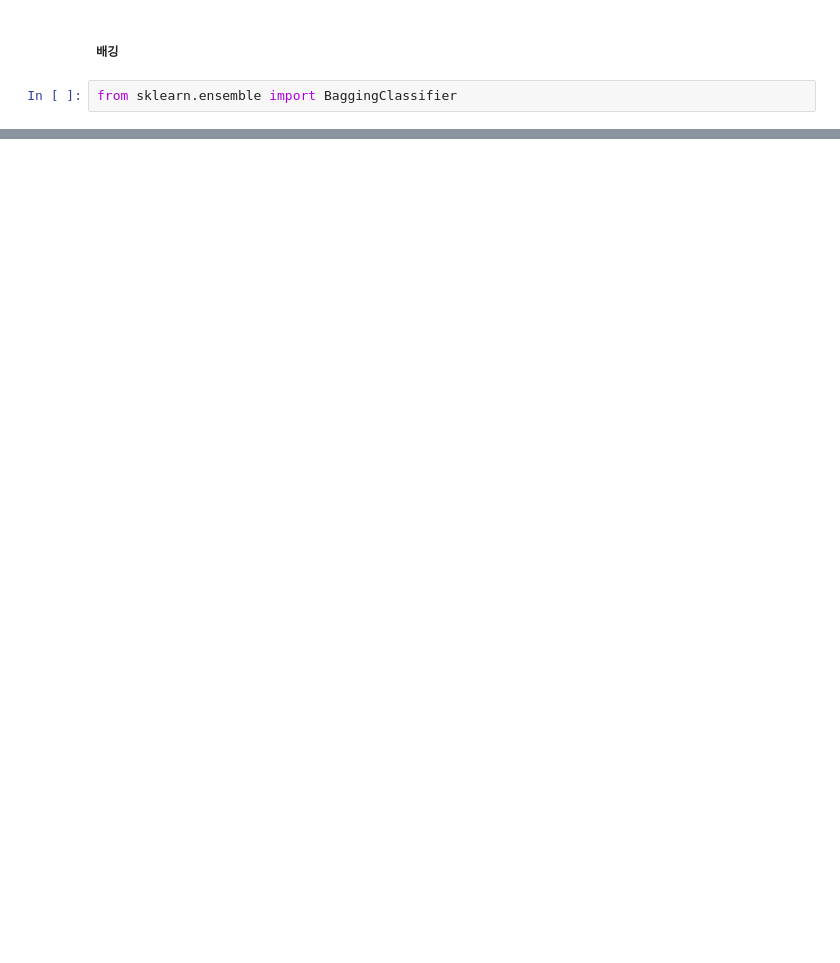
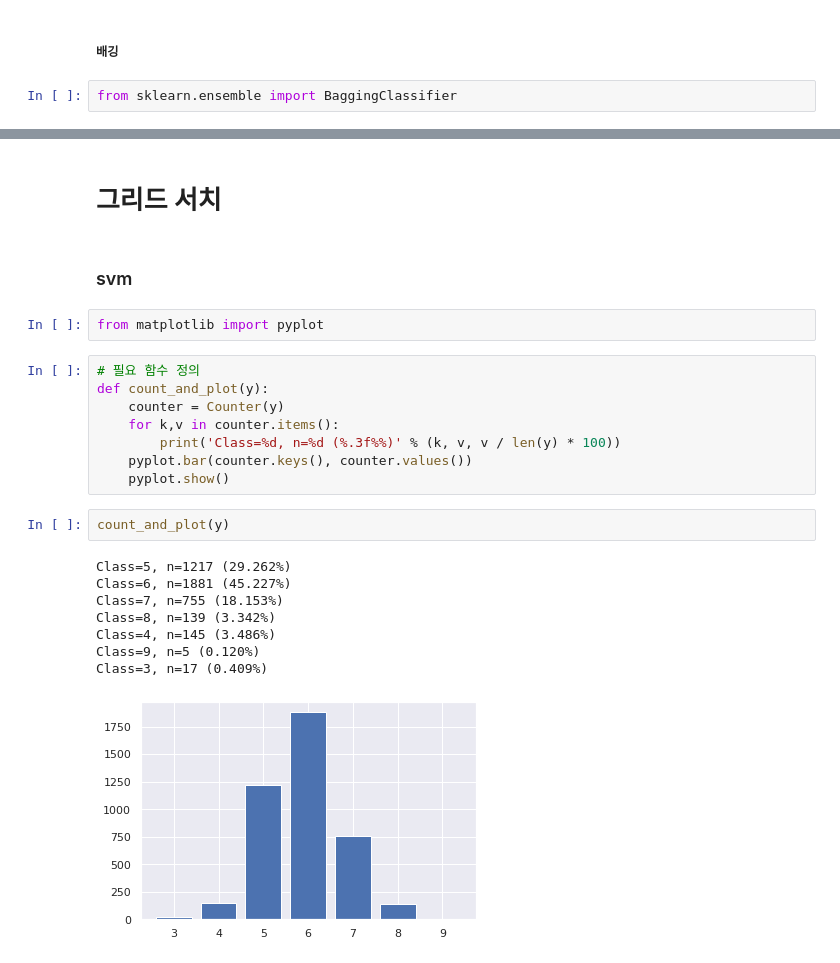
Before and after one commit to mon-world/team_project_2022, a Jupyter notebook: project_3/wine_analysis.ipynb, the cells around one changed output, grey strips where cells are left out. Drawn from its saved outputs; the diff is of its cells as text; blank space fills up the shorter version.

```diff
--- a/project_3/wine_analysis.ipynb
+++ b/project_3/wine_analysis.ipynb
@@ -326,0 +377,25 @@ print( model.oob_score_ )
+# %% [markdown]
+# 그리드 서치
+# %% [markdown]
+###  svm
+# %%
+from matplotlib import pyplot
+# %%
+# 필요 함수 정의
+def count_and_plot(y):
+    counter = Counter(y)
+    for k,v in counter.items():
+        print('Class=%d, n=%d (%.3f%%)' % (k, v, v / len(y) * 100))
+    pyplot.bar(counter.keys(), counter.values())
+    pyplot.show()
+# %%
+count_and_plot(y)
+# %% [output]
+Class=5, n=1217 (29.262%)
+Class=6, n=1881 (45.227%)
+Class=7, n=755 (18.153%)
+Class=8, n=139 (3.342%)
+Class=4, n=145 (3.486%)
+Class=9, n=5 (0.120%)
+Class=3, n=17 (0.409%)
+[figure, added]
```
Also changed, not shown: parts of 30 cells of this notebook, 1 other file.
